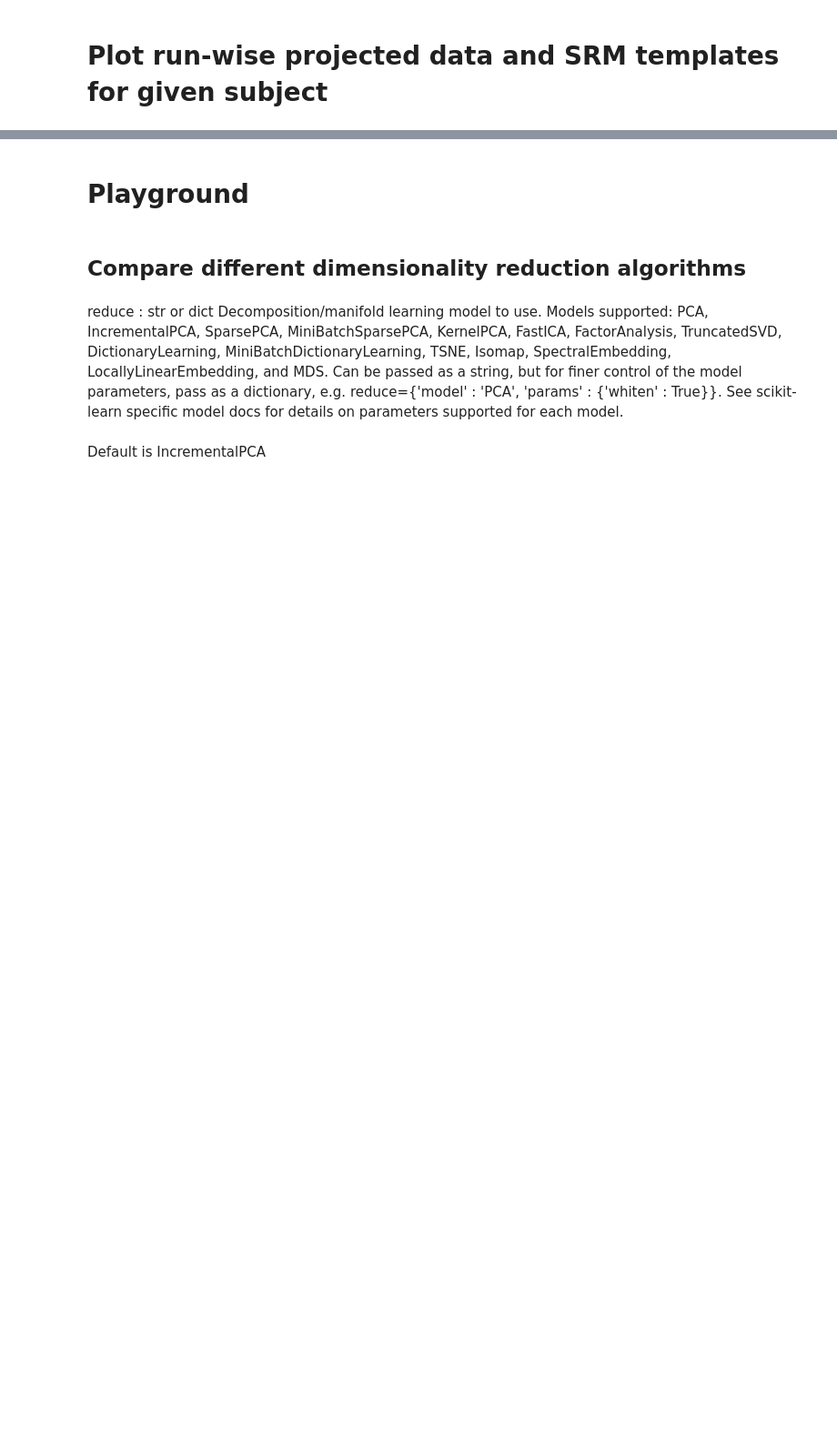
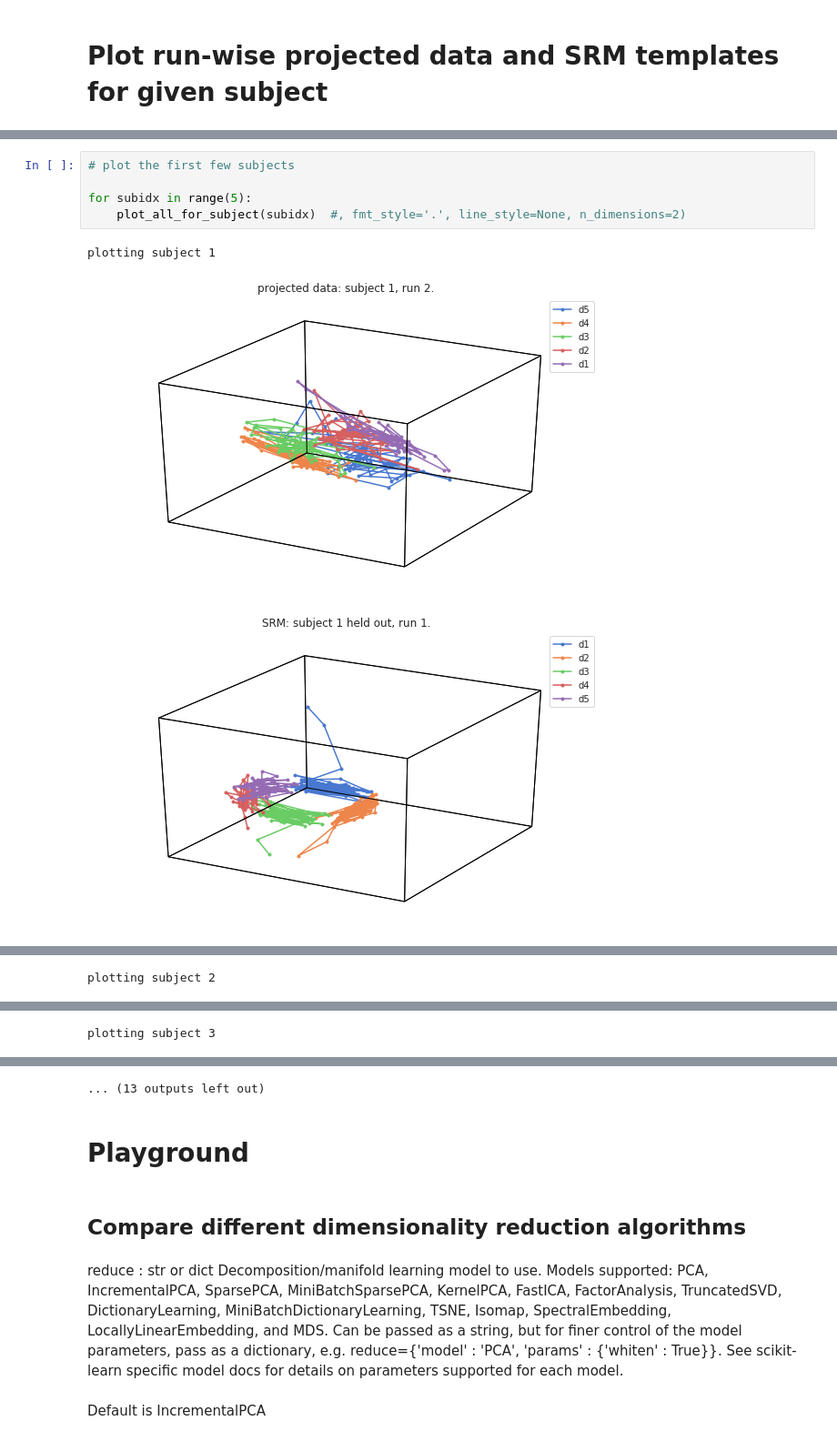
Before and after one commit to oliver-contier/somato_align, a Jupyter notebook: srm/visualize_projection_crossval.ipynb, the cells around one changed output, grey strips where cells are left out. Shown at 91% size. Cells and saved outputs as stored; diff of their text form; blank space fills up the shorter version.

```diff
--- a/srm/visualize_projection_crossval.ipynb
+++ b/srm/visualize_projection_crossval.ipynb
@@ -115,0 +127,9 @@ plot_all_for_subject(2)
+# %%
+# plot the first few subjects
+
+for subidx in range(5):
+    plot_all_for_subject(subidx)  #, fmt_style='.', line_style=None, n_dimensions=2)
+# %% [output]
+plotting subject 1
+[figure, added]
+[figure, added]
@@ -115,0 +138 @@ plot_all_for_subject(2)
+plotting subject 2
@@ -115,0 +143 @@ plot_all_for_subject(2)
+plotting subject 3
@@ -116,3 +145,4 @@ plot_all_for_subject(2)
+... (13 outputs left out)
 # %% [markdown]
 # Playground
 # %% [markdown]
```
Also changed, not shown: parts of 16 cells of this notebook, 1 other file.
